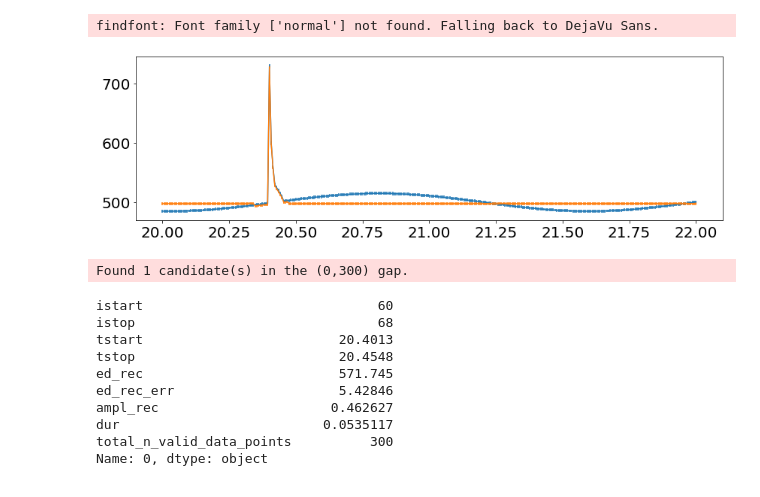
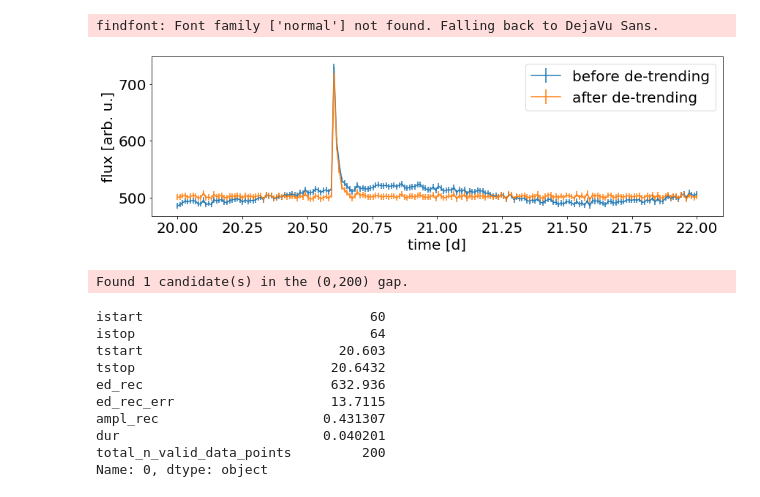
Before and after one commit to ekaterinailin/flares-q-learning, a Jupyter notebook: Basic_Setup_Light_Curve_with_Flare.ipynb, the cells around one changed output. Cells and saved outputs as stored; diff of their text form; code cells hidden in the pictures.

```diff
--- a/Basic_Setup_Light_Curve_with_Flare.ipynb
+++ b/Basic_Setup_Light_Curve_with_Flare.ipynb
@@ -34,12 +29,12 @@ DISCOUNT = .75
 # Let's generate a flare light curve to work with
 
 # small size to keep computational effort at bay
-n = 300
+n = 200
 
 # time, flux noise
 time = np.linspace(20,22,n)
-flux = 500. + 15.* np.sin(time*4)
-flux_err = flux * .005
+flux = 500. + 15.* np.sin(time*4) + 10 * np.random.rand(n)
+flux_err = flux * .01
 
 # a hand-crafted flare signal
 flux[60] = 730
@@ -56,27 +51,30 @@ flc = FlareLightCurve(time=time, flux=flux, flux_err=flux_err)
 # %%
 # get de-trended light curve (useful for later)
 flcd = flc.detrend("savgol")
 
 # look at the result
 plt.figure(figsize=(14,4))
 plt.errorbar(flcd.time, flcd.flux, yerr=flcd.flux_err, label="before de-trending");
 plt.errorbar(flcd.time, flcd.detrended_flux, yerr=flcd.detrended_flux_err, label="after de-trending");
+plt.legend()
+plt.xlabel("time [d]")
+plt.ylabel("flux [arb. u.]");
 # %% [output]
 findfont: Font family ['normal'] not found. Falling back to DejaVu Sans.
-[figure, old version]
+[figure, new version]
 # %%
 # Find the flare with AltaiPony
 flare = flcd.find_flares().flares.iloc[0]
 flare.dropna()
 # %% [output]
-Found 1 candidate(s) in the (0,300) gap.
+Found 1 candidate(s) in the (0,200) gap.
-istart                              60
-istop                               68
-tstart                         20.4013
-tstop                          20.4548
-ed_rec                         571.745
-ed_rec_err                     5.42846
-ampl_rec                      0.462627
-dur                          0.0535117
-total_n_valid_data_points          300
+istart                             60
+istop                              64
+tstart                         20.603
+tstop                         20.6432
+ed_rec                        632.936
+ed_rec_err                    13.7115
+ampl_rec                     0.431307
+dur                          0.040201
+total_n_valid_data_points         200
 Name: 0, dtype: object
```
Also changed, not shown: parts of 7 cells of this notebook, 5 other files.
